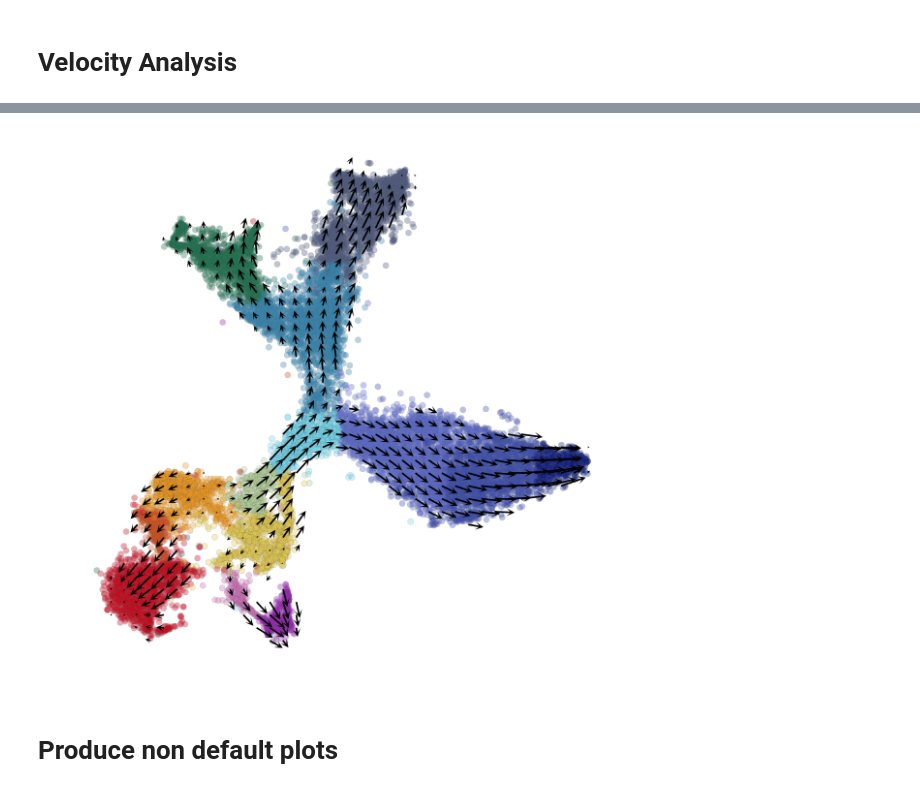
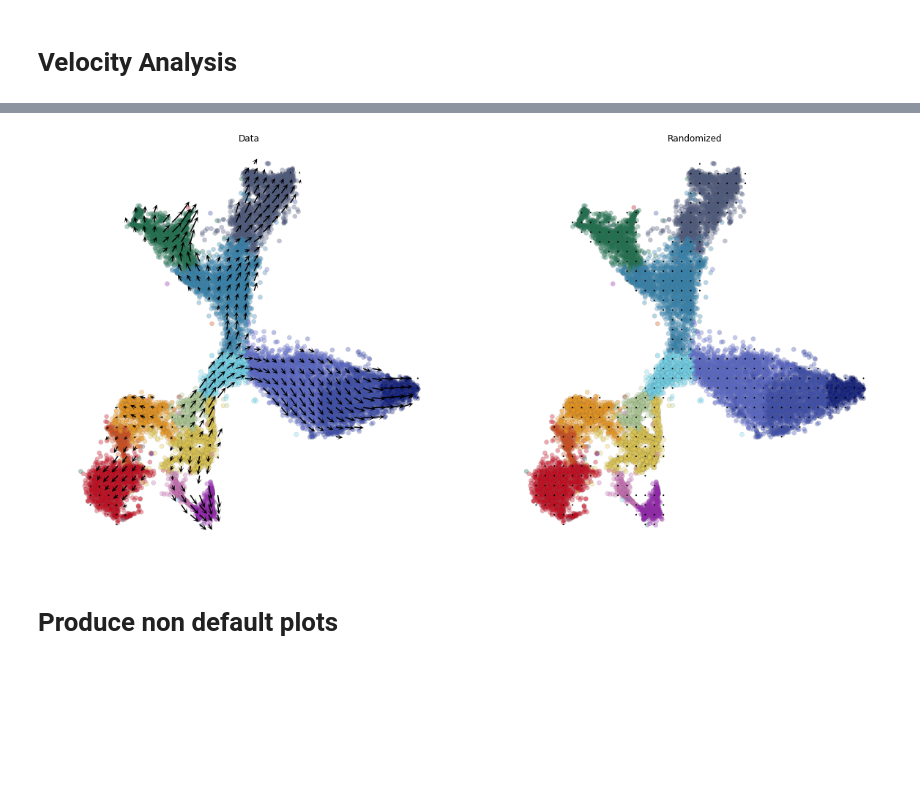
Before and after one commit to velocyto-team/velocyto-notebooks, a Jupyter notebook: python/DentateGyrus.ipynb, the cells around one changed output, grey strips where cells are left out. Cells and saved outputs as stored; diff of their text form; code cells hidden in the pictures; blank space fills up the shorter version.

```diff
--- a/python/DentateGyrus.ipynb
+++ b/python/DentateGyrus.ipynb
@@ -1,18 +1,16 @@
 # %%
-# Import used libraries
 import sys
 import numpy as np
-from scipy.stats import norm
-from scipy.spatial.distance import pdist, squareform
 import matplotlib
 import matplotlib.pyplot as plt
-from sklearn.neighbors import NearestNeighbors
 import loompy
 import velocyto as vcy
+import logging
+from sklearn.svm import SVR
+from sklearn.linear_model import LinearRegression
+from statsmodels.nonparametric.smoothers_lowess import lowess
+from scipy.interpolate import interp1d
 
-from IPython.core.display import display, HTML
-import logging
 logging.basicConfig(stream=sys.stdout, format='%(asctime)s - %(levelname)s - %(message)s', level=logging.DEBUG)
-display(HTML("<style>.container { width:90% !important; }</style>"))
-# %matplotlib nbagg
 %matplotlib inline
+plt.rcParams['pdf.fonttype'] = 42
@@ -36,7 +62,7 @@ colors_dict = {'RadialGlia': np.array([ 0.95,  0.6,  0.1]), 'RadialGlia2': np.ar
               'Nbl1': np.array([ 0.7,  0.82 ,  0.6]), 'Nbl2': np.array([ 0.448,  0.85490196,  0.95098039]),  'ImmGranule1': np.array([ 0.35,  0.4,  0.82]),
               'ImmGranule2': np.array([ 0.23,  0.3,  0.7]), 'Granule': np.array([ 0.05,  0.11,  0.51]), 'CA': np.array([ 0.2,  0.53,  0.71]),
                'CA1-Sub': np.array([ 0.1,  0.45,  0.3]), 'CA2-3-4': np.array([ 0.3,  0.35,  0.5])}
-vlm.set_clusters(vlm.ca["ClusterName"], cluter_colors_dict=colors_dict)
+vlm.set_clusters(vlm.ca["ClusterName"], cluster_colors_dict=colors_dict)
 # %%
 # Plot TSNE
 plt.figure(figsize=(10,10))
@@ -61,3 +87,5 @@ vlm.normalize("U", size=True,  log=False)
+# %%
+vlm.ts = np.column_stack([vlm.ca["TSNE1"], vlm.ca["TSNE2"]])
 # %%
 vlm.score_detection_levels(min_expr_counts=40, min_cells_express=30)
 vlm.filter_genes(by_detection_levels=True)
@@ -111,3 +144,2 @@ vlm.knn_imputation(n_pca_dims=n_comps, k=k, balanced=True, b_sight=k*8, b_maxl=k
 # %%
-vlm.normalize_median()
-vlm.fit_gammas(limit_gamma=True)
+vlm.fit_gammas(limit_gamma=False, fit_offset=False)
@@ -176,5 +245,9 @@ vlm.calculate_grid_arrows(smooth=0.8, steps=(40, 40), n_neighbors=300)
 # %%
-plt.figure(None,(10,10))
-vlm.plot_grid_arrows(scatter_kwargs_dict={"alpha":0.35, "lw":0.35, "edgecolor":"0.4", "s":38, "rasterized":True}, min_mass=24, angles='xy', scale_units='xy',
-                     headaxislength=2.75, headlength=5, headwidth=4.8, quiver_scale=0.47)
+# initial divide by mean
+plt.figure(None,(20,10))
+vlm.plot_grid_arrows(quiver_scale=0.48,
+                     scatter_kwargs_dict={"alpha":0.35, "lw":0.35, "edgecolor":"0.4", "s":38, "rasterized":True}, min_mass=24, angles='xy', scale_units='xy',
+                     headaxislength=2.75, headlength=5, headwidth=4.8, minlength=1.5,
+                     plot_random=True, scale_type="absolute")
+plt.savefig("../figures/vectorfield.pdf")
 # %% [output]
@@ -181,4 +258,4 @@ vlm.plot_grid_arrows(scatter_kwargs_dict={"alpha":0.35, "lw":0.35, "edgecolor":"
-[figure, old version]
+[figure, new version]
 # %% [markdown]
 # Produce non default plots
 # %%
```
Also changed, not shown: parts of 32 cells of this notebook.
